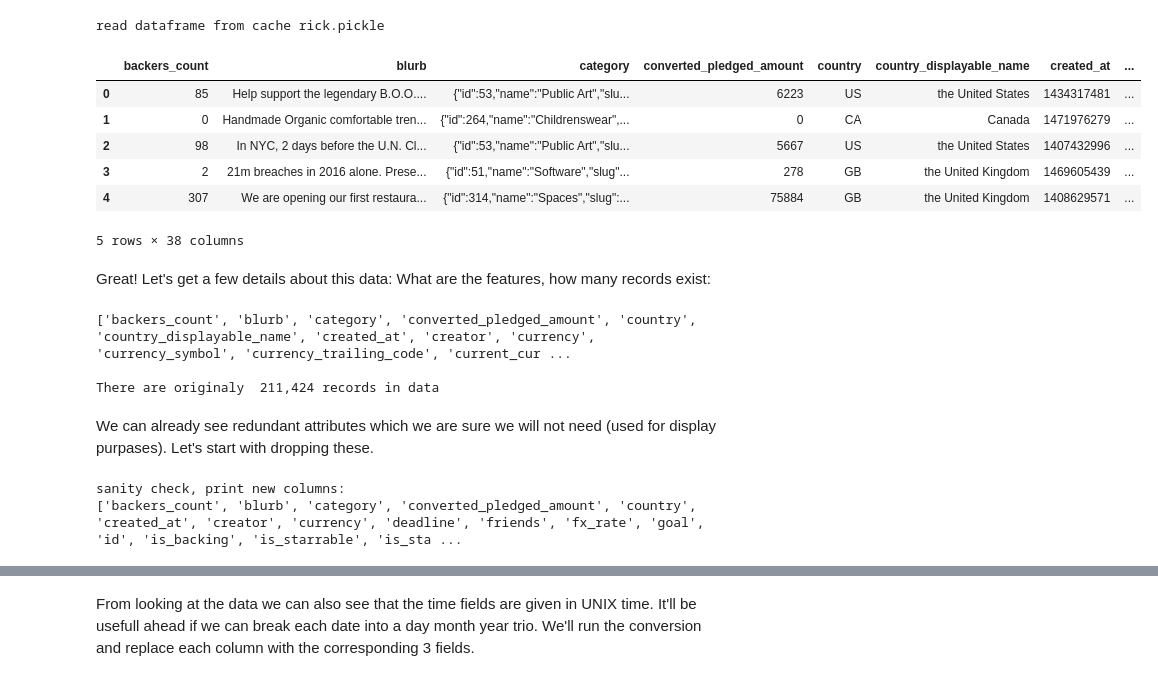
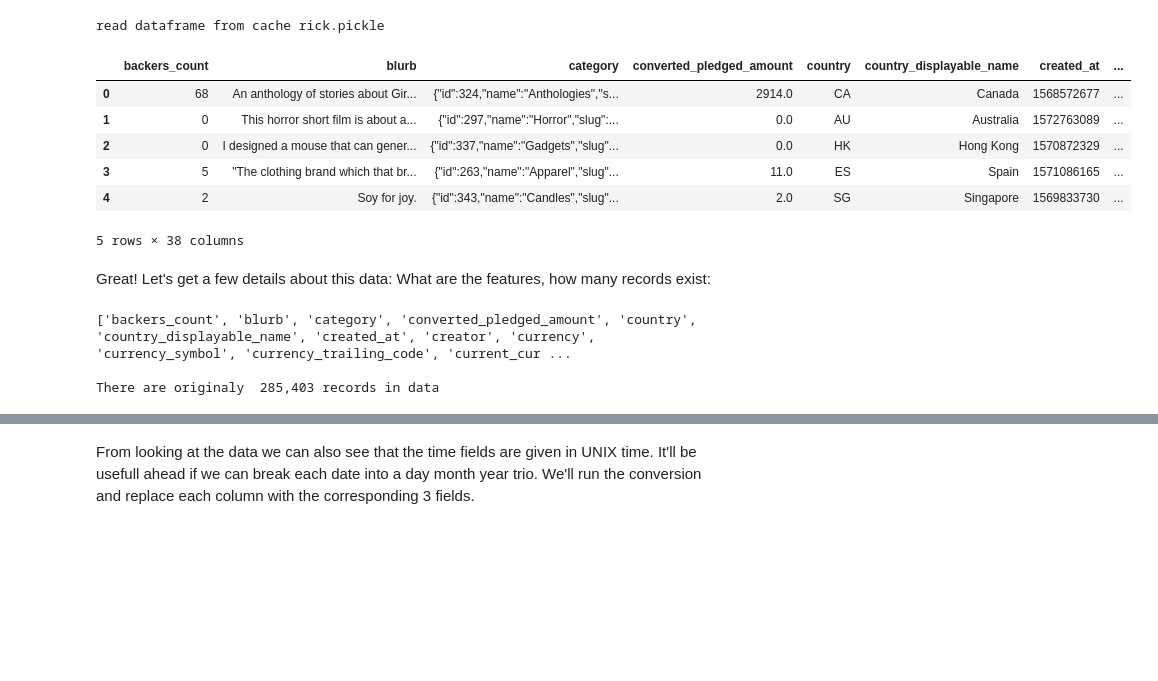
Before and after one commit to EdanZwick/Kickstarter, a Jupyter notebook: kickstarter_proj.ipynb, the cells around one changed output, grey strips where cells are left out. Saved outputs shown, nothing was run; the diff lists cells and outputs as text; code cells hidden in the pictures; blank space fills up the shorter version.

```diff
--- a/kickstarter_proj.ipynb
+++ b/kickstarter_proj.ipynb
@@ -15,17 +21,17 @@ import visio
 import seaborn as sns
 %matplotlib inline
 # %%
-df = dc.make_dataframe() #Files are assumed to be located in rawData sub.dir. caches pickle in cwd.
+df = dc.make_dataframe(path=r'data') #Files are assumed to be located in rawData sub.dir. caches pickle in cwd.
 #print first few rows
 df.head()
 # %% [output]
 read dataframe from cache rick.pickle
 |  | backers_count | blurb | category | converted_pledged_amount | country | country_displayable_name | created_at | ... |
-| 0 | 85 | Help support the legendary B.O.O.... | {"id":53,"name":"Public Art","slu... | 6223 | US | the United States | 1434317481 | ... |
-| 1 | 0 | Handmade Organic comfortable tren... | {"id":264,"name":"Childrenswear",... | 0 | CA | Canada | 1471976279 | ... |
-| 2 | 98 | In NYC, 2 days before the U.N. Cl... | {"id":53,"name":"Public Art","slu... | 5667 | US | the United States | 1407432996 | ... |
-| 3 | 2 | 21m breaches in 2016 alone. Prese... | {"id":51,"name":"Software","slug"... | 278 | GB | the United Kingdom | 1469605439 | ... |
-| 4 | 307 | We are opening our first restaura... | {"id":314,"name":"Spaces","slug":... | 75884 | GB | the United Kingdom | 1408629571 | ... |
+| 0 | 68 | An anthology of stories about Gir... | {"id":324,"name":"Anthologies","s... | 2914.0 | CA | Canada | 1568572677 | ... |
+| 1 | 0 | This horror short film is about a... | {"id":297,"name":"Horror","slug":... | 0.0 | AU | Australia | 1572763089 | ... |
+| 2 | 0 | I designed a mouse that can gener... | {"id":337,"name":"Gadgets","slug"... | 0.0 | HK | Hong Kong | 1570872329 | ... |
+| 3 | 5 | "The clothing brand which that br... | {"id":263,"name":"Apparel","slug"... | 11.0 | ES | Spain | 1571086165 | ... |
+| 4 | 2 | Soy for joy. | {"id":343,"name":"Candles","slug"... | 2.0 | SG | Singapore | 1569833730 | ... |
 5 rows × 38 columns
 # %% [markdown]
 Great! Let's get a few details about this data: What are the features, how many records exist:
@@ -38,17 +44,5 @@ print('There are originaly ', f'{num_recs:,}' , 'records in data')
 # %% [output]
 ['backers_count', 'blurb', 'category', 'converted_pledged_amount', 'country', 'country_displayable_name', 'created_at', 'creator', 'currency', 'currency_symbol', 'currency_trailing_code', 'current_cur ...
 
-There are originaly  211,424 records in data
+There are originaly  285,403 records in data
-# %% [markdown]
-We can already see redundant attributes which we are sure we will not need (used for display purpases). Let's start with dropping these.
-# %%
-redundant = ['country_displayable_name', 'currency_symbol', 'currency_trailing_code', 'current_currency',
-             'source_url','disable_communication', 'profile','urls','photo', 'static_usd_rate', 'usd_pledged', 'usd_type']
-df.drop(columns=redundant, inplace=True)
-print('sanity check, print new columns:')
-cols = list(df.columns.values)
-print(cols)
-# %% [output]
-sanity check, print new columns:
-['backers_count', 'blurb', 'category', 'converted_pledged_amount', 'country', 'created_at', 'creator', 'currency', 'deadline', 'friends', 'fx_rate', 'goal', 'id', 'is_backing', 'is_starrable', 'is_sta ...
 # %% [markdown]
```
Also changed, not shown: parts of 42 cells of this notebook, 2 other files.
